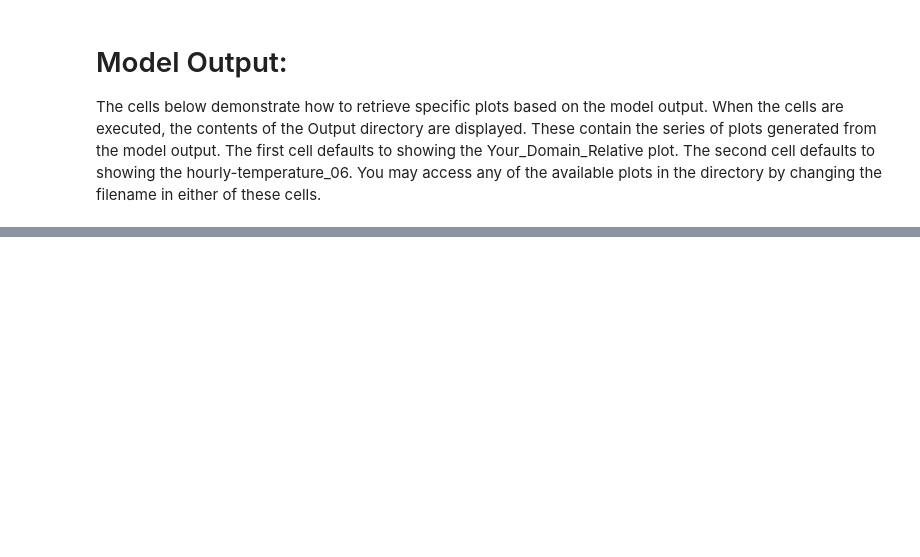
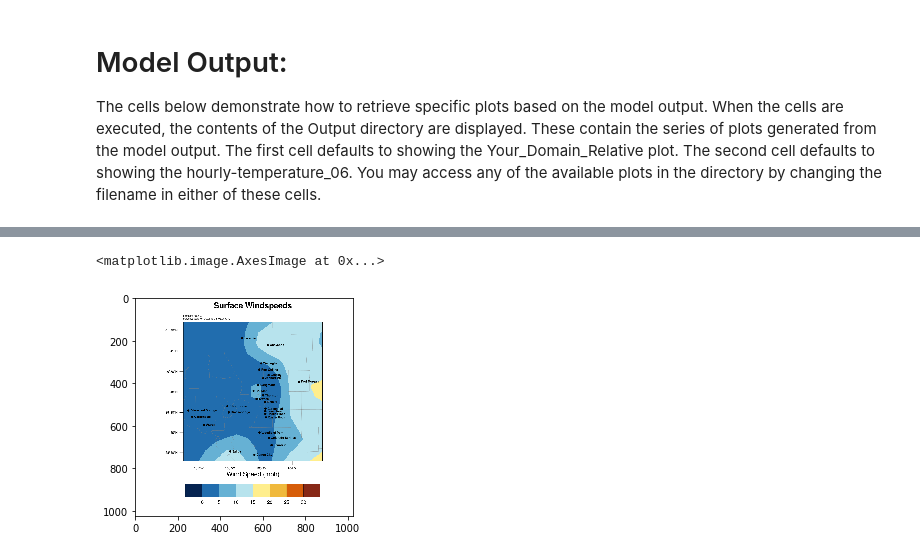
Before and after one commit to NCAR/pi-wrf, a Jupyter notebook: envs/smpar_gui/notebooks/Pi-WRF.ipynb, the cells around one changed output, grey strips where cells are left out. Drawn from its saved outputs; the diff is of its cells as text; code cells hidden in the pictures; blank space fills up the shorter version.

```diff
--- a/envs/smpar_gui/notebooks/Pi-WRF.ipynb
+++ b/envs/smpar_gui/notebooks/Pi-WRF.ipynb
@@ -212,0 +227,7 @@ total 6968
+# %%
+fig, ax = plt.subplots()
+nparr_initimg = mpimg.imread("hourly-wind_00.png")
+ax.imshow(nparr_initimg)
+# %% [output]
+<matplotlib.image.AxesImage at 0x...>
+[figure, added]
```
Also changed, not shown: parts of 11 cells of this notebook.
